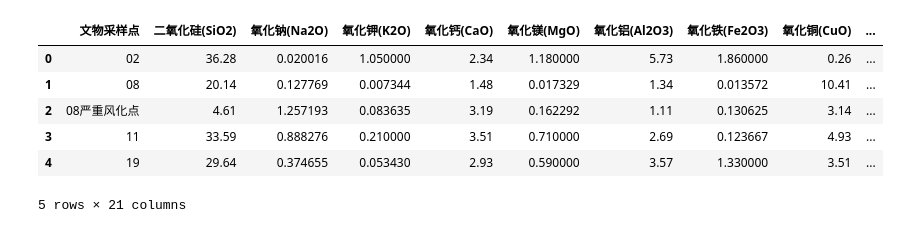
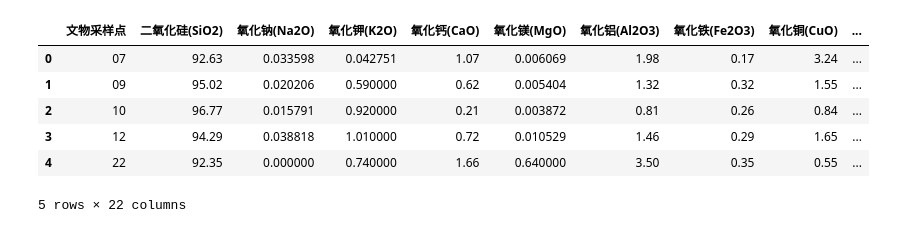
Before and after one commit to Fly-Pluche/2022-mathematical-modeling-C, a Jupyter notebook: solver/2_kmean.ipynb, the cells around one changed output. Drawn from its saved outputs; the diff is of its cells as text; code cells hidden in the pictures.

```diff
--- a/solver/2_kmean.ipynb
+++ b/solver/2_kmean.ipynb
@@ -25,16 +25,16 @@ from sklearn.metrics import roc_auc_score, precision_score, recall_score
 plt.rcParams['font.sans-serif'] = ['SimHei']
 plt.rcParams['axes.unicode_minus'] = False
 # %%
-data = pd.read_excel('excel/extract/2/铅钡.xlsx')
+data = pd.read_excel('excel/extract/2/高钾.xlsx')
 data.head()
 # %% [output]
 |  | 文物采样点 | 二氧化硅(SiO2) | 氧化钠(Na2O) | 氧化钾(K2O) | 氧化钙(CaO) | 氧化镁(MgO) | 氧化铝(Al2O3) | 氧化铁(Fe2O3) | 氧化铜(CuO) | ... |
-| 0 | 02 | 36.28 | 0.020016 | 1.050000 | 2.34 | 1.180000 | 5.73 | 1.860000 | 0.26 | ... |
-| 1 | 08 | 20.14 | 0.127769 | 0.007344 | 1.48 | 0.017329 | 1.34 | 0.013572 | 10.41 | ... |
-| 2 | 08严重风化点 | 4.61 | 1.257193 | 0.083635 | 3.19 | 0.162292 | 1.11 | 0.130625 | 3.14 | ... |
-| 3 | 11 | 33.59 | 0.888276 | 0.210000 | 3.51 | 0.710000 | 2.69 | 0.123667 | 4.93 | ... |
-| 4 | 19 | 29.64 | 0.374655 | 0.053430 | 2.93 | 0.590000 | 3.57 | 1.330000 | 3.51 | ... |
+| 0 | 07 | 92.63 | 0.033598 | 0.042751 | 1.07 | 0.006069 | 1.98 | 0.17 | 3.24 | ... |
+| 1 | 09 | 95.02 | 0.020206 | 0.590000 | 0.62 | 0.005404 | 1.32 | 0.32 | 1.55 | ... |
+| 2 | 10 | 96.77 | 0.015791 | 0.920000 | 0.21 | 0.003872 | 0.81 | 0.26 | 0.84 | ... |
+| 3 | 12 | 94.29 | 0.038818 | 1.010000 | 0.72 | 0.010529 | 1.46 | 0.29 | 1.65 | ... |
+| 4 | 22 | 92.35 | 0.000000 | 0.740000 | 1.66 | 0.640000 | 3.50 | 0.35 | 0.55 | ... |
-5 rows × 21 columns
+5 rows × 22 columns
 # %%
 x = data.loc[:, '二氧化硅(SiO2)':'量化风化']
 print(x.shape)
```
Also changed, not shown: parts of 5 cells of this notebook, 12 other files.
